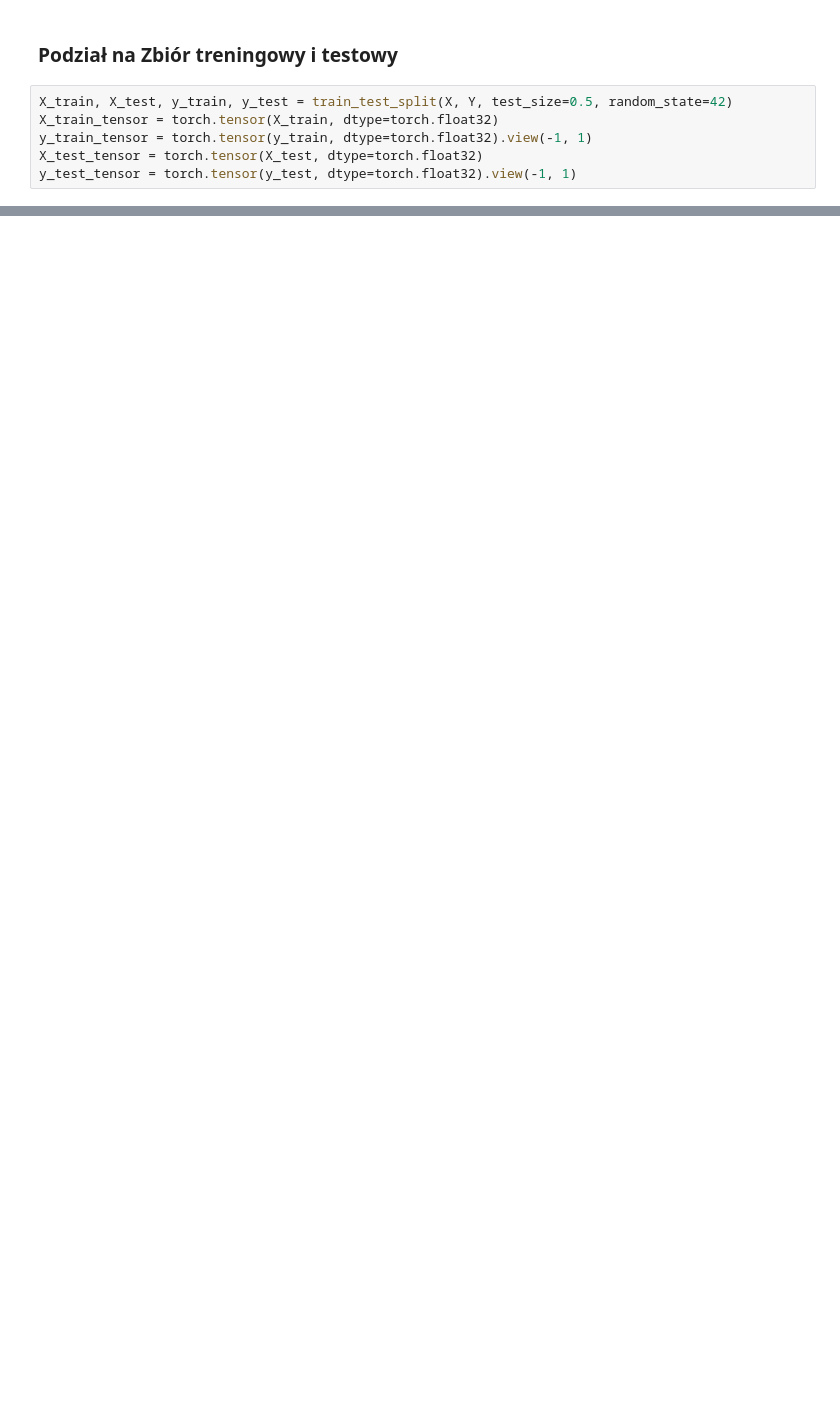
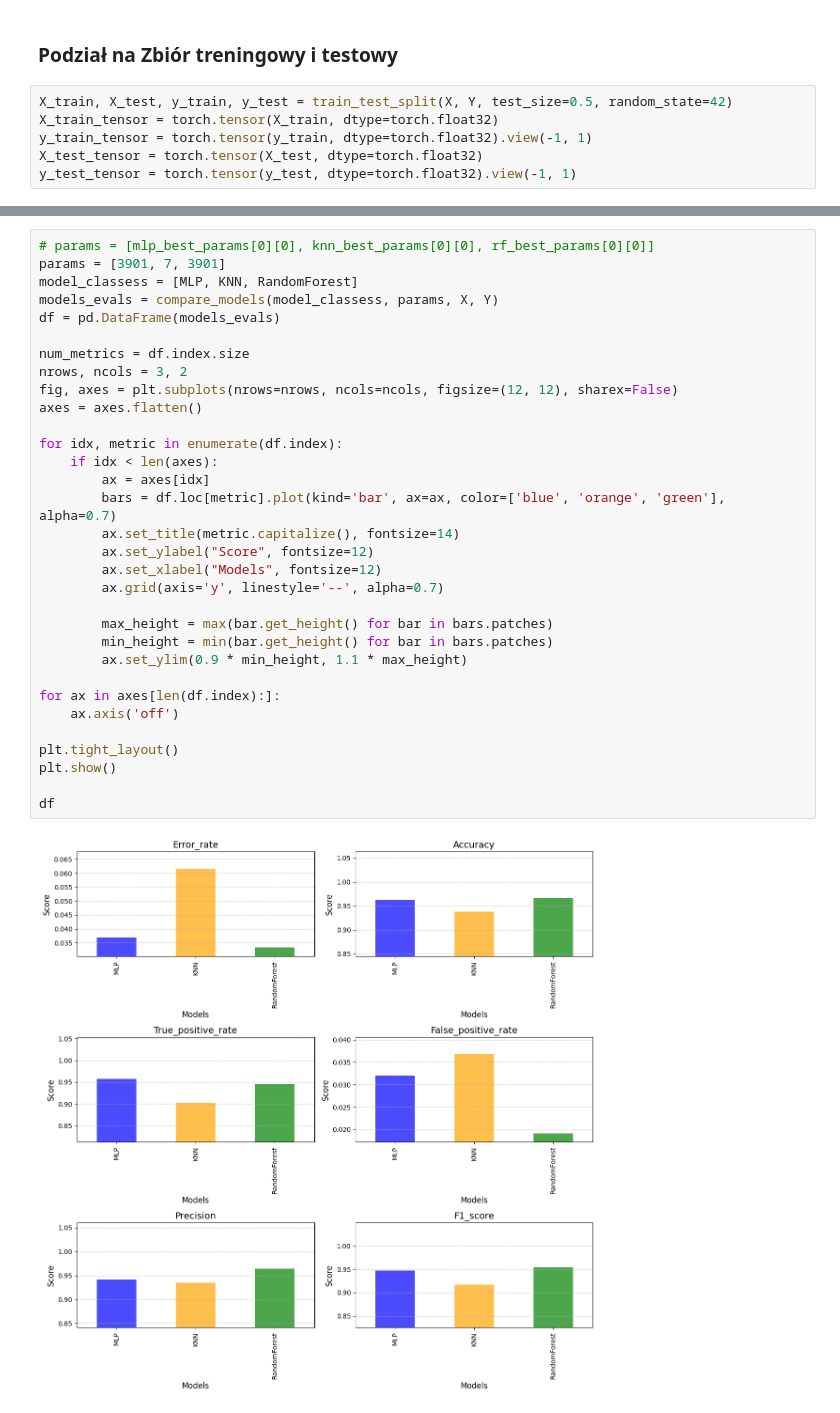
Before and after one commit to mbo009/UMA-Projekt, a Jupyter notebook: docs/main.ipynb, the cells around one changed output, grey strips where cells are left out. Drawn from its saved outputs; the diff is of its cells as text; blank space fills up the shorter version.

```diff
--- a/docs/main.ipynb
+++ b/docs/main.ipynb
@@ -158,0 +245,34 @@ NameError: name 'model' is not defined
+# %%
+# params = [mlp_best_params[0][0], knn_best_params[0][0], rf_best_params[0][0]]
+params = [3901, 7, 3901]
+model_classess = [MLP, KNN, RandomForest]
+models_evals = compare_models(model_classess, params, X, Y)
+df = pd.DataFrame(models_evals)
+
+num_metrics = df.index.size
+nrows, ncols = 3, 2
+fig, axes = plt.subplots(nrows=nrows, ncols=ncols, figsize=(12, 12), sharex=False)
+axes = axes.flatten()
+
+for idx, metric in enumerate(df.index):
+    if idx < len(axes):
+        ax = axes[idx]
+        bars = df.loc[metric].plot(kind='bar', ax=ax, color=['blue', 'orange', 'green'], alpha=0.7)
+        ax.set_title(metric.capitalize(), fontsize=14)
+        ax.set_ylabel("Score", fontsize=12)
+        ax.set_xlabel("Models", fontsize=12)
+        ax.grid(axis='y', linestyle='--', alpha=0.7)
+
+        max_height = max(bar.get_height() for bar in bars.patches)
+        min_height = min(bar.get_height() for bar in bars.patches)
+        ax.set_ylim(0.9 * min_height, 1.1 * max_height)
+
+for ax in axes[len(df.index):]:
+    ax.axis('off')
+
+plt.tight_layout()
+plt.show()
+
+df
+# %% [output]
+[figure, added]
```
Also changed, not shown: parts of 36 cells of this notebook, 2 other files.
